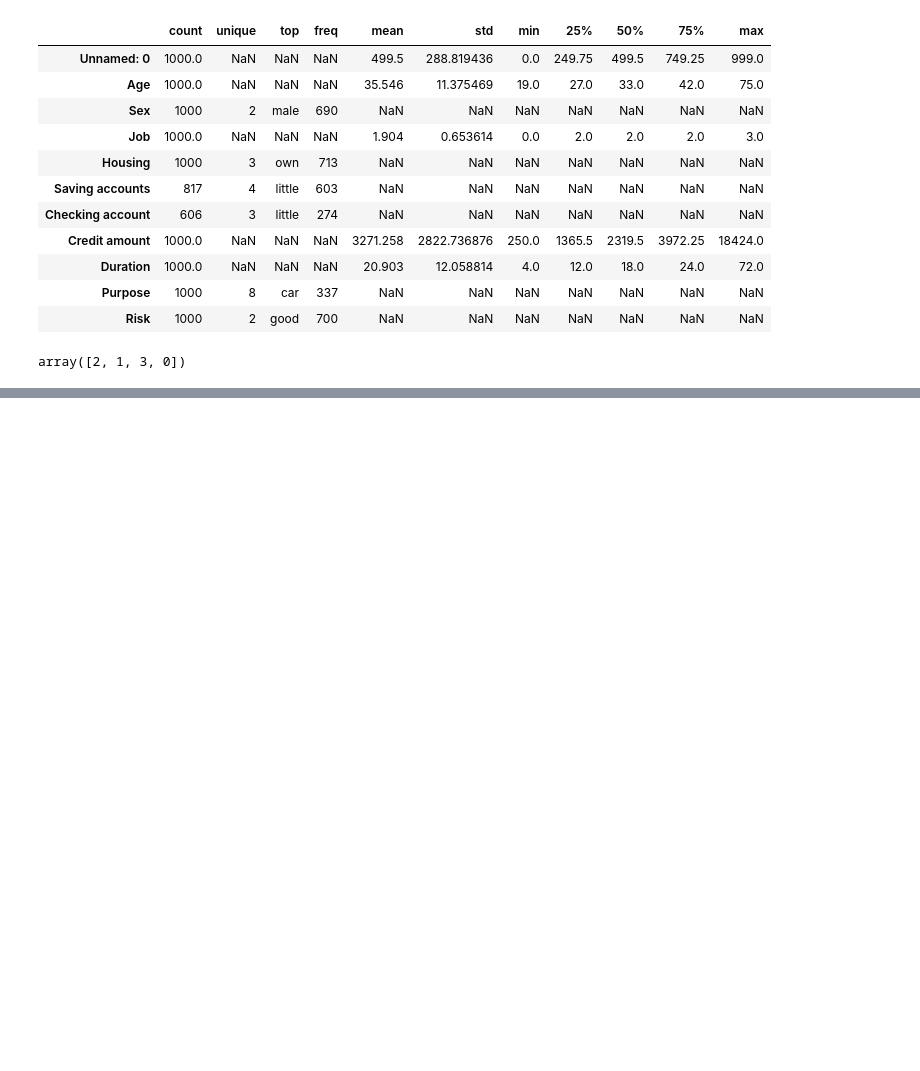
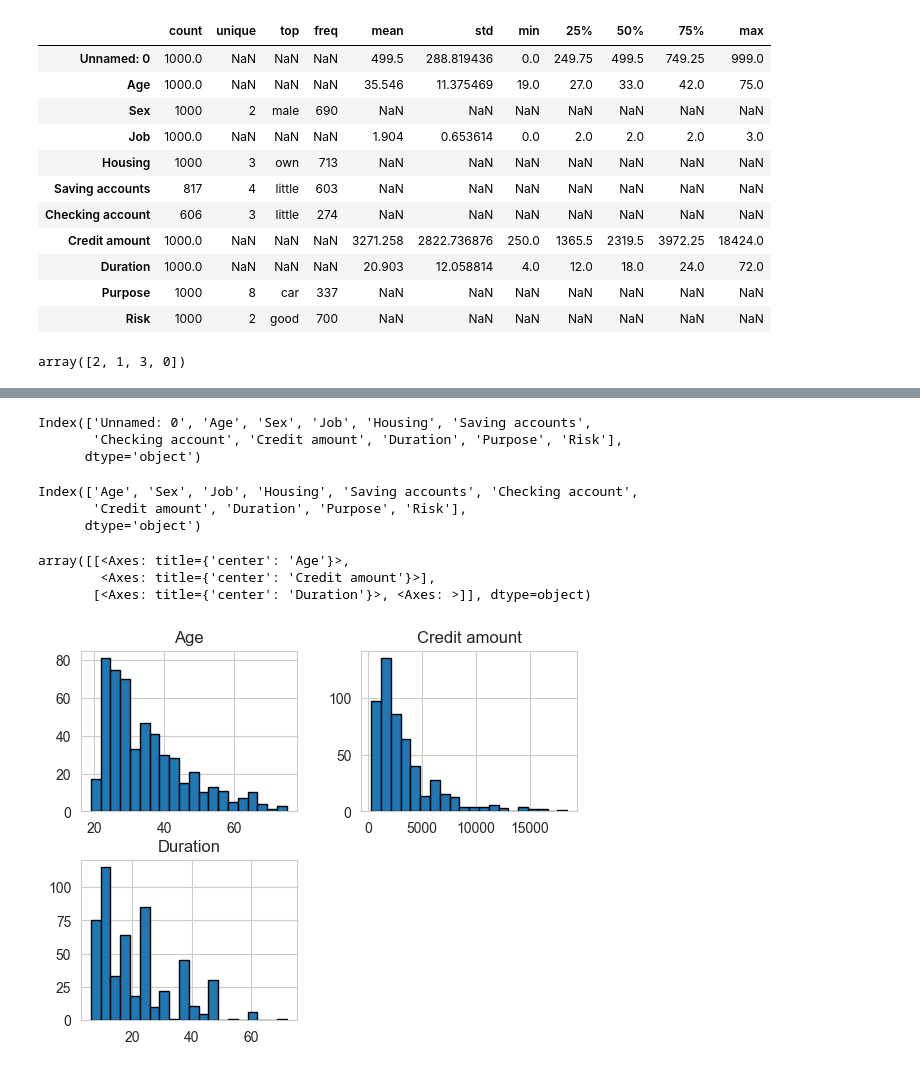
Before and after one commit to Bandohhh/data_science_practice-, a Jupyter notebook: Credit Risk Model /analysis_model.ipynb, the cells around one changed output, grey strips where cells are left out. Drawn from its saved outputs; the diff is of its cells as text; code cells hidden in the pictures; blank space fills up the shorter version.

Commit message:
# Visualise the distribution of key features using histograms

```diff
--- a/Credit Risk Model /analysis_model.ipynb
+++ b/Credit Risk Model /analysis_model.ipynb
@@ -90,0 +110,2 @@ array([2, 1, 3, 0])
+# %%
+df = df.dropna().reset_index(drop=True)
@@ -90,0 +128,22 @@ array([2, 1, 3, 0])
+# %%
+df.columns
+# %% [output]
+Index(['Unnamed: 0', 'Age', 'Sex', 'Job', 'Housing', 'Saving accounts',
+       'Checking account', 'Credit amount', 'Duration', 'Purpose', 'Risk'],
+      dtype='object')
+# %%
+df.drop(columns= ['Unnamed: 0'], inplace=True)
+# %%
+df.columns
+# %% [output]
+Index(['Age', 'Sex', 'Job', 'Housing', 'Saving accounts', 'Checking account',
+       'Credit amount', 'Duration', 'Purpose', 'Risk'],
+      dtype='object')
+# %%
+# Visualise the distribution of key features using histograms
+df[['Age', 'Credit amount', 'Duration']].hist(bins = 20, edgecolor = 'black')
+# %% [output]
+array([[<Axes: title={'center': 'Age'}>,
+        <Axes: title={'center': 'Credit amount'}>],
+       [<Axes: title={'center': 'Duration'}>, <Axes: >]], dtype=object)
+[figure, added]
```
Also changed, not shown: parts of 3 cells of this notebook.
